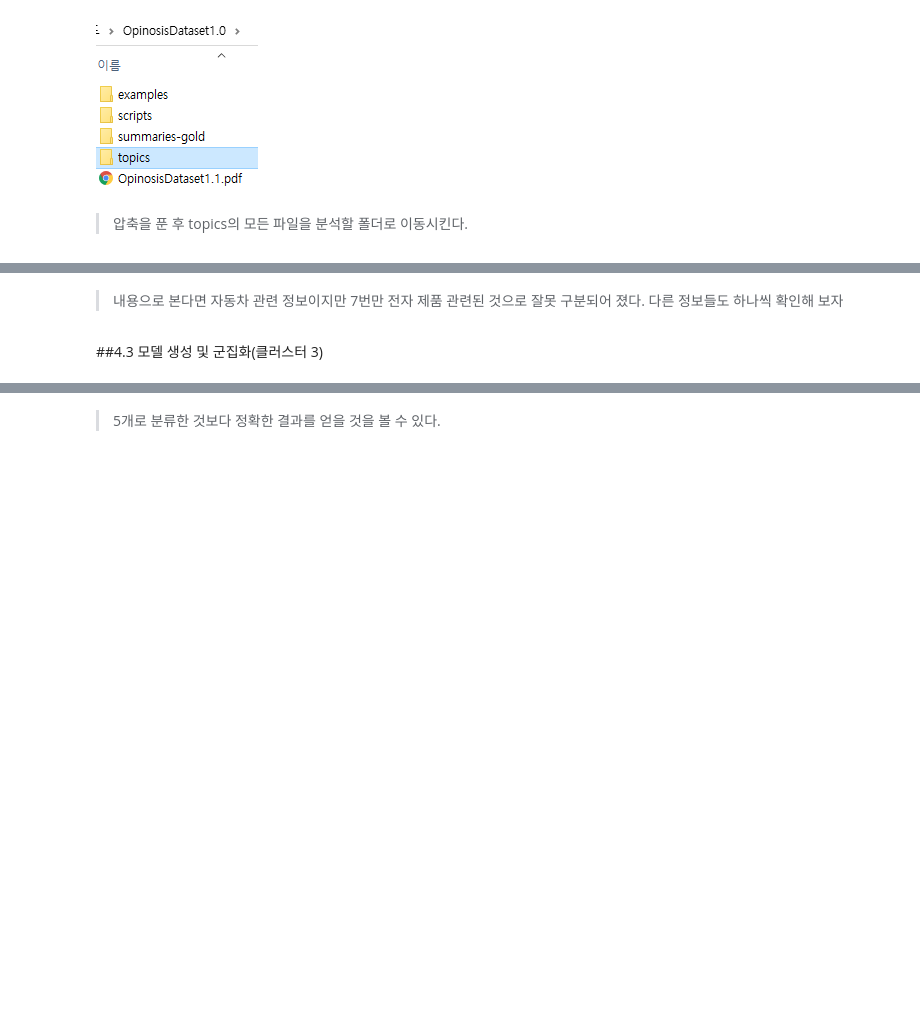
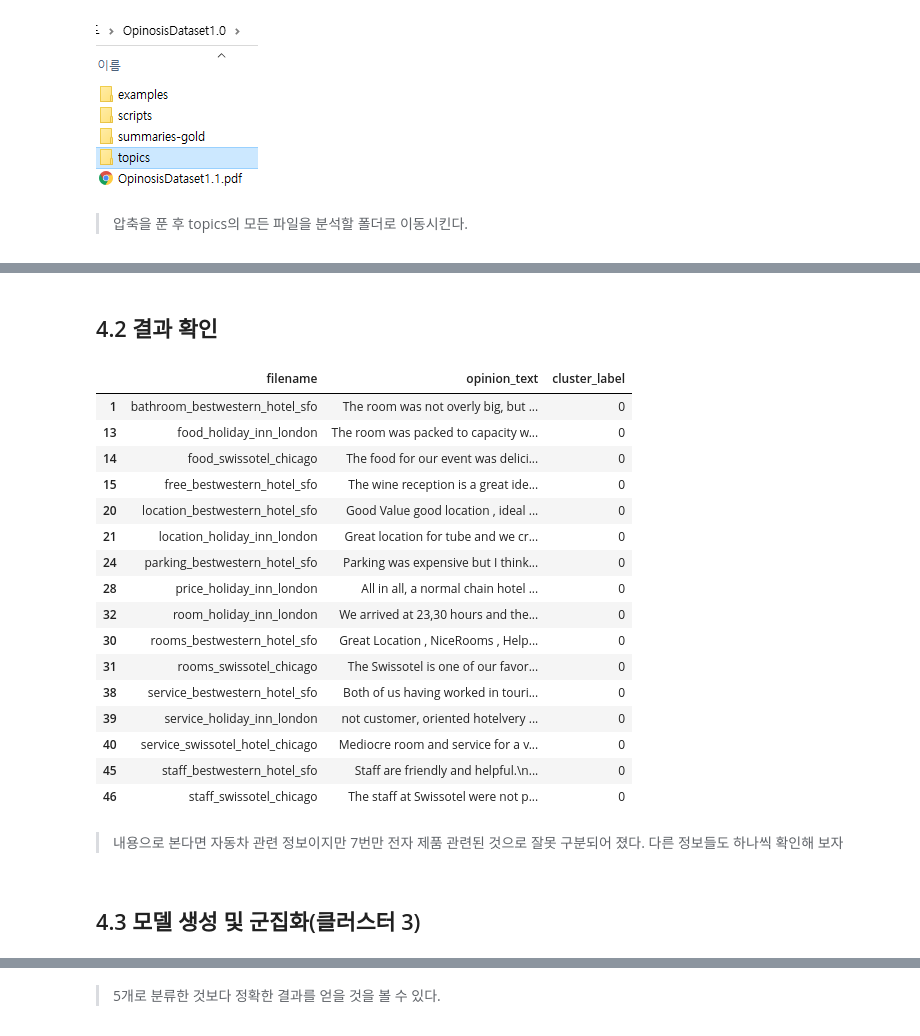
Before and after one commit to CG05/DB, a Jupyter notebook: 7. machine_learning/9. 텍스트 분석/6. 문서 군집화.ipynb, the cells around one changed output, grey strips where cells are left out. Saved outputs shown, nothing was run; the diff lists cells and outputs as text; code cells hidden in the pictures; blank space fills up the shorter version.

```diff
--- a/7. machine_learning/9. 텍스트 분석/6. 문서 군집화.ipynb
+++ b/7. machine_learning/9. 텍스트 분석/6. 문서 군집화.ipynb
@@ -41,0 +162,5 @@ https://archive.ics.uci.edu/ml/datasets/Opinosis+Opinion+%26frasl%3B+Review
+# %%
+import string
+
+for punct in string.punctuation:
+    print(punct, ":", ord(punct))
@@ -41,0 +221,19 @@ https://archive.ics.uci.edu/ml/datasets/Opinosis+Opinion+%26frasl%3B+Review
+# %%
+from nltk.stem import WordNetLemmatizer
+import nltk
+import string
+
+lemmar = WordNetLemmatizer()
+
+# 단어 원형 추출 함수
+def lem_tokens(tokens):
+    return [lemmar.lemmatize(token) for token in tokens]
+
+# 특수 문자들의 집합
+remove_punct_dict = dict((ord(punct), None) for punct in string.punctuation)
+
+# 특수 문자 제거 및 단어 원형 추출 함수
+def lem_normalize(text):
+    text_new = text.lower().translate(remove_punct_dict)
+    word_tokens = nltk.word_tokenize(text_new)
+    return lem_tokens(word_tokens)
@@ -41,0 +253,8 @@ https://archive.ics.uci.edu/ml/datasets/Opinosis+Opinion+%26frasl%3B+Review
+# %%
+from sklearn.feature_extraction.text import TfidfVectorizer
+
+tfidf_vect = TfidfVectorizer(stop_words='english', tokenizer=lem_normalize, ngram_range=(1,2),
+                             min_df=0.05, max_df=0.85)
+
+feature_vect = tfidf_vect.fit_transform(document_df['opinion_text'])
+feature_vect
@@ -41,0 +272,11 @@ https://archive.ics.uci.edu/ml/datasets/Opinosis+Opinion+%26frasl%3B+Review
+# %%
+from sklearn.cluster import KMeans
+
+km_cluster = KMeans(n_clusters=5, max_iter=10000, random_state=10)
+km_cluster.fit(feature_vect)
+
+cluster_label = km_cluster.labels_
+cluster_centers = km_cluster.cluster_centers_
+
+document_df['cluster_label'] = cluster_label
+document_df.head(2)
@@ -42,4 +297,26 @@ https://archive.ics.uci.edu/ml/datasets/Opinosis+Opinion+%26frasl%3B+Review
+# %% [markdown]
+## 4.2 결과 확인
+# %%
+document_df[document_df['cluster_label'] == 0].sort_values(by='filename')
+# %% [output]
+|  | filename | opinion_text | cluster_label |
+| 1 | bathroom_bestwestern_hotel_sfo | The room was not overly big, but ... | 0 |
+| 13 | food_holiday_inn_london | The room was packed to capacity w... | 0 |
+| 14 | food_swissotel_chicago | The food for our event was delici... | 0 |
+| 15 | free_bestwestern_hotel_sfo | The wine reception is a great ide... | 0 |
+| 20 | location_bestwestern_hotel_sfo | Good Value good location , ideal ... | 0 |
+| 21 | location_holiday_inn_london | Great location for tube and we cr... | 0 |
+| 24 | parking_bestwestern_hotel_sfo | Parking was expensive but I think... | 0 |
+| 28 | price_holiday_inn_london | All in all, a normal chain hotel ... | 0 |
+| 32 | room_holiday_inn_london | We arrived at 23,30 hours and the... | 0 |
+| 30 | rooms_bestwestern_hotel_sfo | Great Location , NiceRooms , Help... | 0 |
+| 31 | rooms_swissotel_chicago | The Swissotel is one of our favor... | 0 |
+| 38 | service_bestwestern_hotel_sfo | Both of us having worked in touri... | 0 |
+| 39 | service_holiday_inn_london | not customer, oriented hotelvery ... | 0 |
+| 40 | service_swissotel_hotel_chicago | Mediocre room and service for a v... | 0 |
+| 45 | staff_bestwestern_hotel_sfo | Staff are friendly and helpful.\n... | 0 |
+| 46 | staff_swissotel_chicago | The staff at Swissotel were not p... | 0 |
 # %% [markdown]
 > 내용으로 본다면 자동차 관련 정보이지만 7번만 전자 제품 관련된 것으로 잘못 구분되어 졌다. 다른 정보들도 하나씩 확인해 보자
 # %% [markdown]
-##4.3 모델 생성 및 군집화(클러스터 3)
+## 4.3 모델 생성 및 군집화(클러스터 3)
```
Also changed, not shown: parts of 70 cells of this notebook, 14 other files.
